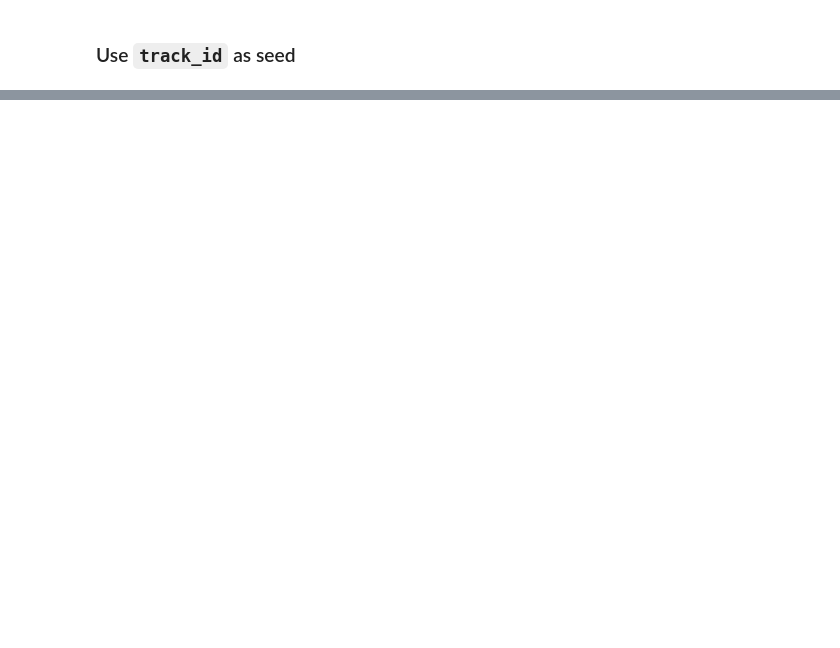
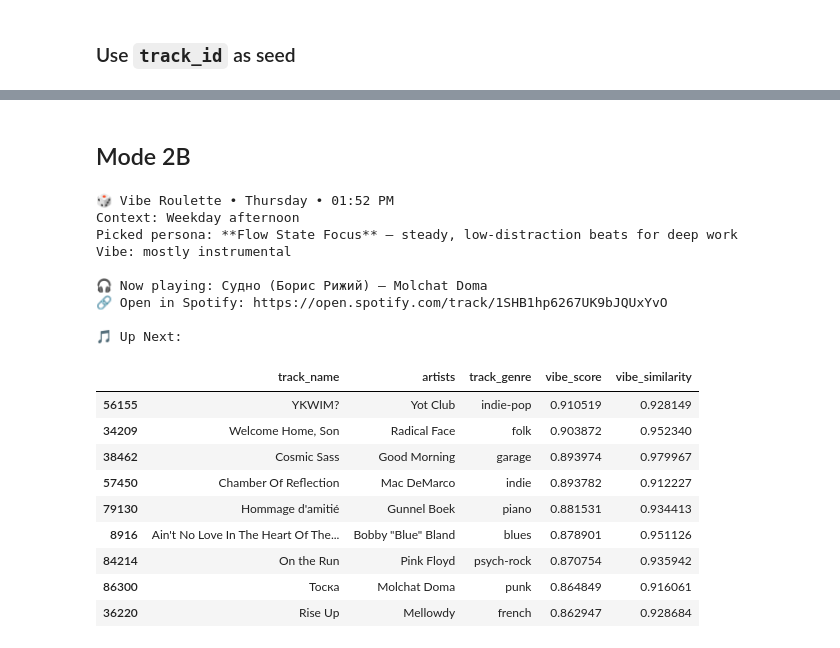
Before and after one commit to jessicabat/vibe-recommender, a Jupyter notebook: notebooks/02_dev_testing.ipynb, the cells around one changed output, grey strips where cells are left out. Cells and saved outputs as stored; diff of their text form; code cells hidden in the pictures; blank space fills up the shorter version.

Commit message:
mode 2b + all testing

```diff
--- a/notebooks/02_dev_testing.ipynb
+++ b/notebooks/02_dev_testing.ipynb
@@ -274 +274,3 @@ Recommended **Ferrari** by James Hype;Miggy Dela Rosa because its vibe closely m
 | 1500 | La Vuelta Al Mundo | Calle 13 | afrobeat | 0.894197 | 0.942746 |
+# %% [markdown]
+## Mode 2B
@@ -274,0 +279,34 @@ Recommended **Ferrari** by James Hype;Miggy Dela Rosa because its vibe closely m
+# %%
+engine = SliderVibeRecommender(df_tracks=df_tracks)
+
+# 3. Create Vibe Roulette
+roulette = Mode2BVibeRoulette(engine)
+
+# 4. Spin once
+now_playing_b, up_next_b, meta_b = roulette.spin(
+    top_k=10,
+    lambda_vibe=0.8,
+    hide_explicit=True,
+)
+
+roulette.print_spin_result(now_playing_b, up_next_b, meta_b)
+# %% [output]
+🎲 Vibe Roulette • Thursday • 01:52 PM
+Context: Weekday afternoon
+Picked persona: **Flow State Focus** — steady, low-distraction beats for deep work
+Vibe: mostly instrumental
+
+🎧 Now playing: Судно (Борис Рижий) — Molchat Doma
+🔗 Open in Spotify: https://open.spotify.com/track/1SHB1hp6267UK9bJQUxYvO
+
+🎵 Up Next:
+|  | track_name | artists | track_genre | vibe_score | vibe_similarity |
+| 56155 | YKWIM? | Yot Club | indie-pop | 0.910519 | 0.928149 |
+| 34209 | Welcome Home, Son | Radical Face | folk | 0.903872 | 0.952340 |
+| 38462 | Cosmic Sass | Good Morning | garage | 0.893974 | 0.979967 |
+| 57450 | Chamber Of Reflection | Mac DeMarco | indie | 0.893782 | 0.912227 |
+| 79130 | Hommage d'amitié | Gunnel Boek | piano | 0.881531 | 0.934413 |
+| 8916 | Ain't No Love In The Heart Of The... | Bobby "Blue" Bland | blues | 0.878901 | 0.951126 |
+| 84214 | On the Run | Pink Floyd | psych-rock | 0.870754 | 0.935942 |
+| 86300 | Тоска | Molchat Doma | punk | 0.864849 | 0.916061 |
+| 36220 | Rise Up | Mellowdy | french | 0.862947 | 0.928684 |
```
Also changed, not shown: parts of 9 cells of this notebook, 4 other files.
